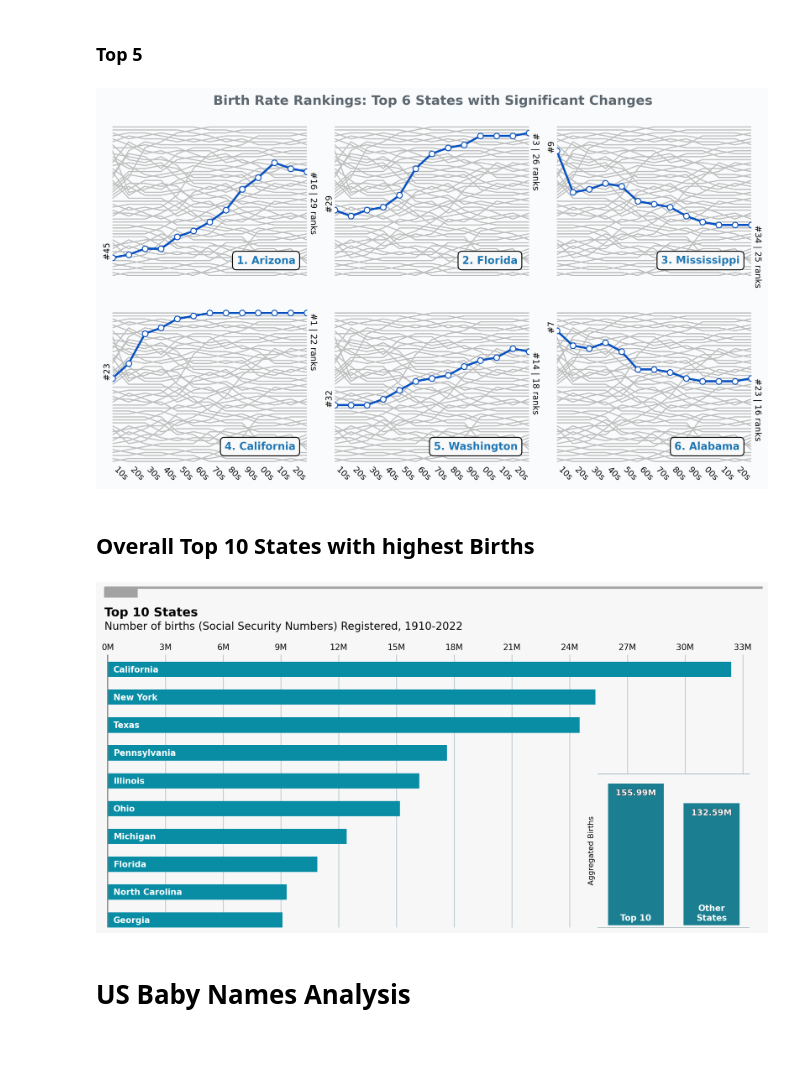
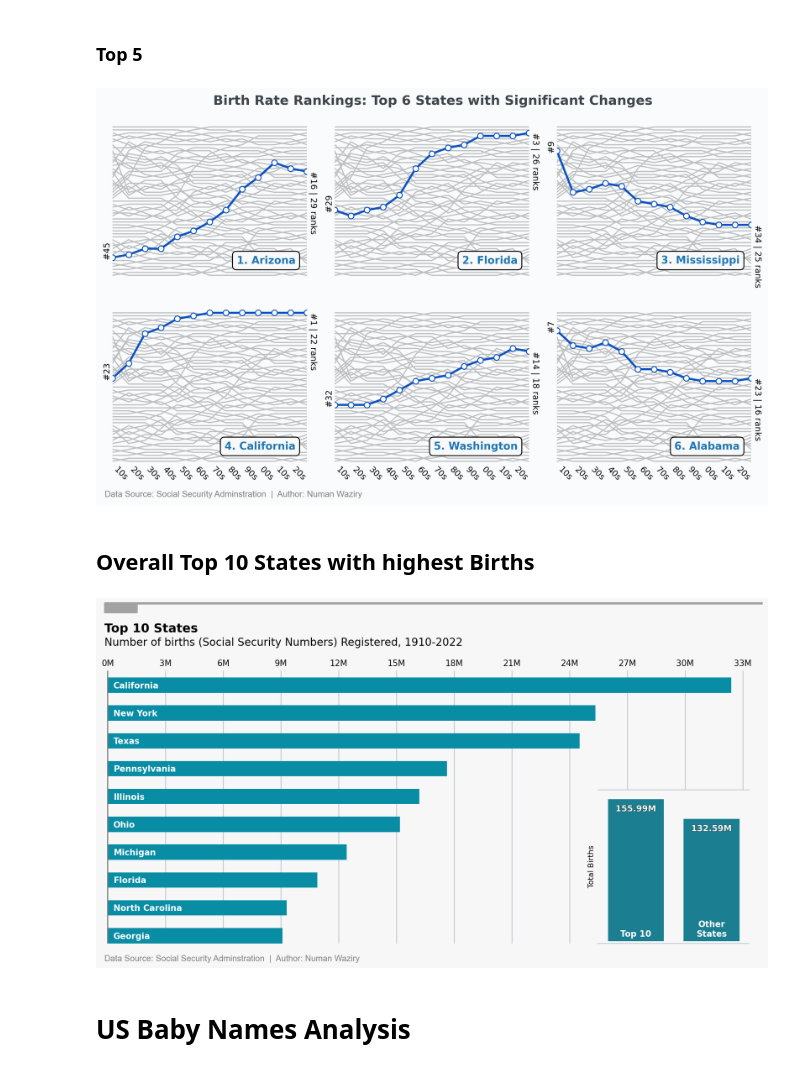
Before and after one commit to numanwaziri/NamingPatterns-Analysis, a Jupyter notebook: Analysis.ipynb, the cells around one changed output. Saved outputs shown, nothing was run; the diff lists cells and outputs as text; code cells hidden in the pictures.

```diff
--- a/Analysis.ipynb
+++ b/Analysis.ipynb
@@ -272,7 +279,7 @@ def fit_power_law(data,x):
 
 def plot_log_log(counts, y, alpha,accent_color):
     fig, ax = plt.subplots(figsize=(10, 6), facecolor="#ECECEC",dpi=160)
-    ax.set_title("Log-Log Plot", pad=-10, weight='bold', size=13, color='#5D676F')
+    ax.set_title("Log-Log Plot", pad=-10, weight='bold', size=13, color='#3E454B')
     ax.scatter(counts, y, color=accent_color, zorder=2)
     ax.plot([-1, 1], [-1, 1], color='grey', label='45-Degree Line', lw=2.2, zorder=1, alpha=0.6)
     ax.set(xscale="log", yscale="log", xlabel="Empirical (Names) Probability Density",
@@ -281,6 +288,9 @@ def plot_log_log(counts, y, alpha,accent_color):
     ax.grid(zorder=0, color="#D3D3D3")
     ax.text(1e-5, 1e-10, rf"Fitted power-law parameter $\alpha$ = {round(alpha,2)}",
             fontsize=11, bbox=dict(facecolor='#f9f9f9', edgecolor='black', boxstyle='round,pad=0.3'))
+    fig.text(0.07, -0.02, "Data Source: Social Security Adminstration  |  Author: Numan Waziry",fontname="Arial",
+            ha='left', va='bottom', fontsize=9, color='grey')
+
     return fig
 
 def create_plot(df,accent_color="#4DAAB9"):
@@ -303,7 +313,7 @@ def transform_data(df):
     return rolling_mean, last40_years
 
 def plot_data(rolling_mean):
-    fig, ax = plt.subplots(figsize=(10, 6), facecolor='#F7F7F7',dpi=170)
+    fig, ax = plt.subplots(figsize=(10, 6), facecolor='#F7F7F7',dpi=200)
     ax.set_facecolor("none")
     rolling_mean.plot(lw=4, ax=ax,path_effects=[path_effects.SimpleLineShadow(shadow_color='black', linewidth=4,alpha=0.23),path_effects.Normal()])
     sns.despine(left=True, ax=ax)
@@ -319,7 +329,7 @@ def plot_data(rolling_mean):
 def annotate_plot(ax, rolling_mean):
     path_effects = [withStroke(linewidth=6, foreground="#F7F7F7")]
     plt.text(50, rolling_mean.iloc[-1] + 1.3e6, "US Birth Trend, 1910-2022", va="center", size=17, ha="right",fontname="Arial",
-             weight='bold', color="#5D676F",path_effects=path_effects)
+             weight='bold', color="#3E454B",path_effects=path_effects)
     plt.text(22, rolling_mean.iloc[-1] + 1.12e6, "Five-Year Moving Average", va="center", size=14,fontname="Arial",
              color="#5D676F",path_effects=path_effects)
     plt.text(53, rolling_mean.iloc[-1], "Births", color="#1f77b4", weight="bold", va="center", size=11)
@@ -337,7 +347,7 @@ def annotate_plot(ax, rolling_mean):
                 xytext=(0.7, 0.5), textcoords='axes fraction', ha='left',
                 arrowprops=dict(arrowstyle="->", connectionstyle="arc3,rad=0.2", lw=1.5, color="#36454F"),
                 path_effects=path_effects)
-    plt.gcf().text(0.02,0, "Data Source: Social Security Adminstration", transform=ax.figure.transFigure,fontname="Arial",
+    plt.gcf().text(0.012,0, "Data Source: Social Security Adminstration  |  Author: Numan Waziry", transform=ax.figure.transFigure,fontname="Arial",
         ha='left', va='bottom', fontsize=9, color='grey')
 
     ax.grid(axis="y", color='#D3D3D3', alpha=0.6)
@@ -381,6 +391,8 @@ def plot_heatmap(ranked):
     ax.set(xlabel="", ylabel="",facecolor="none")
     ax.tick_params(colors='#193976', labelcolor='#2B4887')
     ax.set_yticklabels(ax.get_yticklabels(),fontname='Arial')
+    fig.text(0.012,0.06, "Data Source: Social Security Adminstration  |  Author: Numan Waziry", transform=ax.figure.transFigure,fontname="Arial",
+        ha='left', va='bottom', fontsize=9, color='grey')
     return fig,ax
 
 def create_plot(df):
@@ -404,7 +416,7 @@ def transform_data(df,topN):
 
 def plot_birth_rate_rankings(n, ranked, topN=6):
     fig, axes = plt.subplots(-(-topN//3), 3, sharex=True, sharey=True, figsize=(10, topN if topN>6 else 6 ),facecolor='#f9fbfc',dpi=250)
-    fig.suptitle(f'Birth Rate Rankings: Top {topN} States with Significant Changes', fontsize=14,weight="bold",color='#5D676F')
+    fig.suptitle(f'Birth Rate Rankings: Top {topN} States with Significant Changes', fontsize=14,weight="bold",color='#3E454B')
     for i, (idx, data) in enumerate(n.items()):
         ax = axes.flatten()[i]
         ranked[idx].plot(ax=ax, label=idx, color='#0b53c1', xlabel="", marker='o',
@@ -426,16 +438,18 @@ def plot_birth_rate_rankings(n, ranked, topN=6):
         ax.text(53, 5, str(i + 1) + ". " + idx, color="#1f77b4", ha='right', weight='bold',
                 fontsize=11, bbox=dict(facecolor='#f9f9f9', edgecolor='black', boxstyle='round,pad=0.4'))
     fig.tight_layout()
+    fig.text(0.015, -0.015, "Data Source: Social Security Adminstration  |  Author: Numan Waziry",fontname="Arial",
+            ha='left', va='bottom', fontsize=9, color='grey')
     return fig, axes
 
 def create_plot(df,topN=6):
     ranked,top=transform_data(df,topN)
     fig,ax=plot_birth_rate_rankings(top, ranked, topN)
-    return fig, ax
+    return fig
 
 create_plot(df);
 # %% [output]
-[figure, old version]
+[figure, new version]
 # %% [markdown]
 ## Overall Top 10 States with highest Births
 # %%
@@ -470,35 +484,38 @@ def plot_bar(data):
 
     fig.text(0, 0.91, "Top 10 States", fontsize=16, fontweight="bold")
 
     fig.text(0, 0.875, "Number of births (Social Security Numbers) Registered, 1910-2022", fontsize=14)
     fig.subplots_adjust(left=0.005, right=1, top=0.81, bottom=0.1)
     return fig, ax
 
 def plot_secondary_bar(data,fig):
     ax2=fig.add_axes([0.75,0.1,0.23,0.4])
     sns.barplot(data.T,color="#088da5",width=0.8,edgecolor="#F7F7F7",linewidth=6)
     # sns.despine(left=True,ax=ax2)
     ax2.spines["bottom"].set_color('grey')
     ax2.tick_params(left=False,bottom=False,labelbottom=False,labelleft=False)
-    ax2.set(xlabel="", ylabel="Aggregated Births", facecolor="#F7F7F7")
+    ax2.set(xlabel="", ylabel="Total Births", facecolor="#F7F7F7")
     sns.despine(ax=ax2,top=False,left=True)
     ax2.spines[:].set_color("#A8BAC4")
 
     for i,patch in enumerate(ax2.patches):
         x= patch.get_width()/2 + patch.get_x()
         pad=8e6
         y=patch.get_height()-1.7e7
         path_effect=[withStroke(linewidth=0.5, foreground="black")]
         ax2.text(x,pad,data.index[i],color="white",ha="center",size=11,weight="bold")
         ax2.text(x,y,str(round(y/1e6,2))+"M",color="white",ha="center",size=11,path_effects=path_effect,weight="bold")
 
 def create_plot(df):
     top10, aggregated = transform_data(df)
     fig,ax = plot_bar(top10)
+    fig.text(0, 0.05, "Data Source: Social Security Adminstration  |  Author: Numan Waziry",fontname="Arial",
+            ha='left', va='bottom', fontsize=11, color='grey')
     plot_secondary_bar(aggregated,fig)
+    return fig
 
-create_plot(df)
+create_plot(df);
 # %% [output]
-[figure, old version]
+[figure, new version]
 # %% [markdown]
 # US Baby Names Analysis
```
Also changed, not shown: parts of 13 cells of this notebook.
